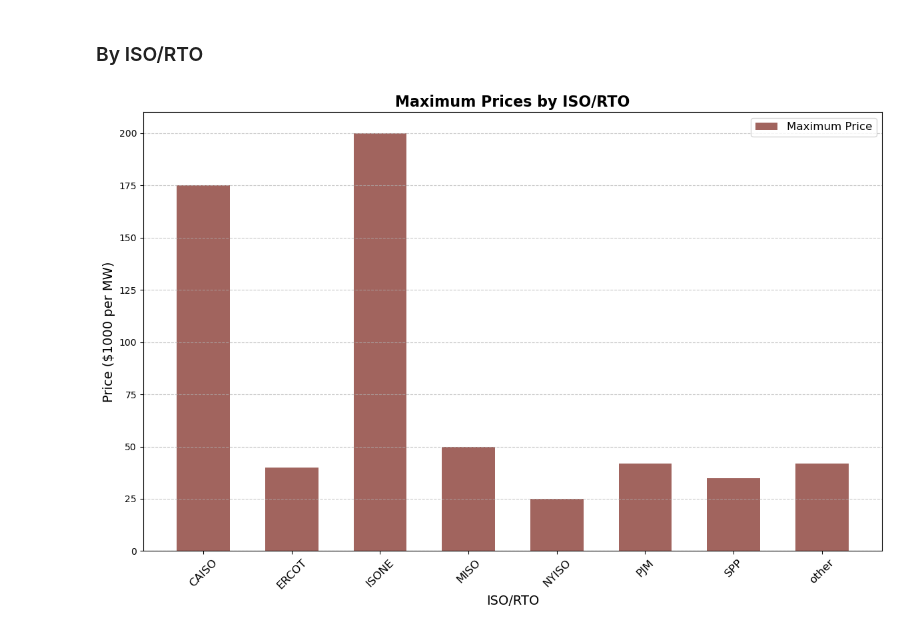
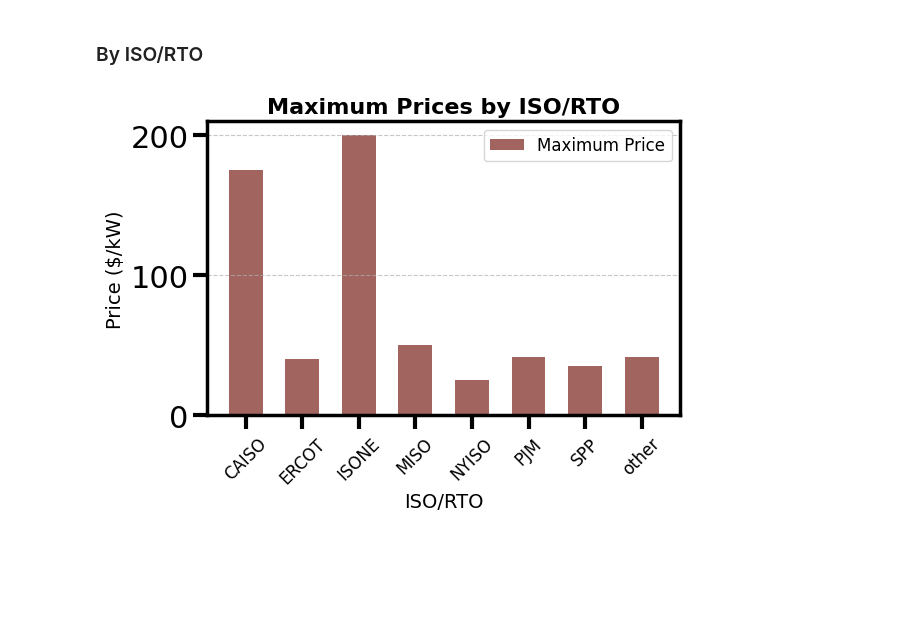
Before and after one commit to we3lab/dr-programs, a Jupyter notebook: analysis/pricing_bar_chart.ipynb, the cells around one changed output. Drawn from its saved outputs; the diff is of its cells as text; code cells hidden in the pictures; blank space fills up the shorter version.

```diff
--- a/analysis/pricing_bar_chart.ipynb
+++ b/analysis/pricing_bar_chart.ipynb
@@ -1,3 +1,15 @@
+# %%
+import pandas as pd
+import matplotlib.pyplot as plt
+import numpy as np
+
+plt.rcParams.update({'font.size': 22,
+                    'xtick.major.size': 10,
+                    'xtick.major.width': 3,
+                    'ytick.major.size': 10,
+                    'ytick.major.width': 3,
+                    'axes.linewidth': 2.5,
+                    'axes.edgecolor': 'black',})
 # %% [markdown]
 # Bar Chart with Maximum Prices
 # %% [markdown]
@@ -62,38 +114,36 @@ result_with_all_states = result
 # %% [markdown]
 ### By ISO/RTO
 # %%
-import matplotlib.pyplot as plt
-import numpy as np
 
 # Use the result_with_all_states DataFrame from the first cell
 data = result_with_all_states
 
 # Calculate the overall maximum price for each ISO/RTO
 data['max_price'] = data[['max_summer_price', 'max_winter_price', 'max_penalty']].max(axis=1)
 
 # Set the positions and width for the bars
 x = np.arange(len(data['iso/rto']))  # the label locations
 width = 0.6  # the width of the bars
 
 # Create the plot
-fig, ax = plt.subplots(figsize=(12, 8))
+fig, ax = plt.subplots()
 
 # Plot the bars for the maximum price
 ax.bar(x, data['max_price'], width, color='#A1645E', label='Maximum Price')
 
 # Add labels, title, and custom x-axis tick labels
 ax.set_xlabel('ISO/RTO', fontsize=14)
-ax.set_ylabel('Price ($1000 per MW)', fontsize=14)
+ax.set_ylabel('Price ($/kW)', fontsize=14)
 ax.set_title('Maximum Prices by ISO/RTO', fontsize=16, fontweight='bold')
 ax.set_xticks(x)
 ax.set_xticklabels(data['iso/rto'], rotation=45, fontsize=12)
 ax.legend(fontsize=12)
 
 # Add gridlines for better readability
 ax.grid(axis='y', linestyle='--', alpha=0.7)
 
 # Show the plot
 plt.tight_layout()
 plt.show()
 # %% [output]
-[figure, old version]
+[figure, new version]
```
Also changed, not shown: parts of 1 cell of this notebook, 2 other files.
